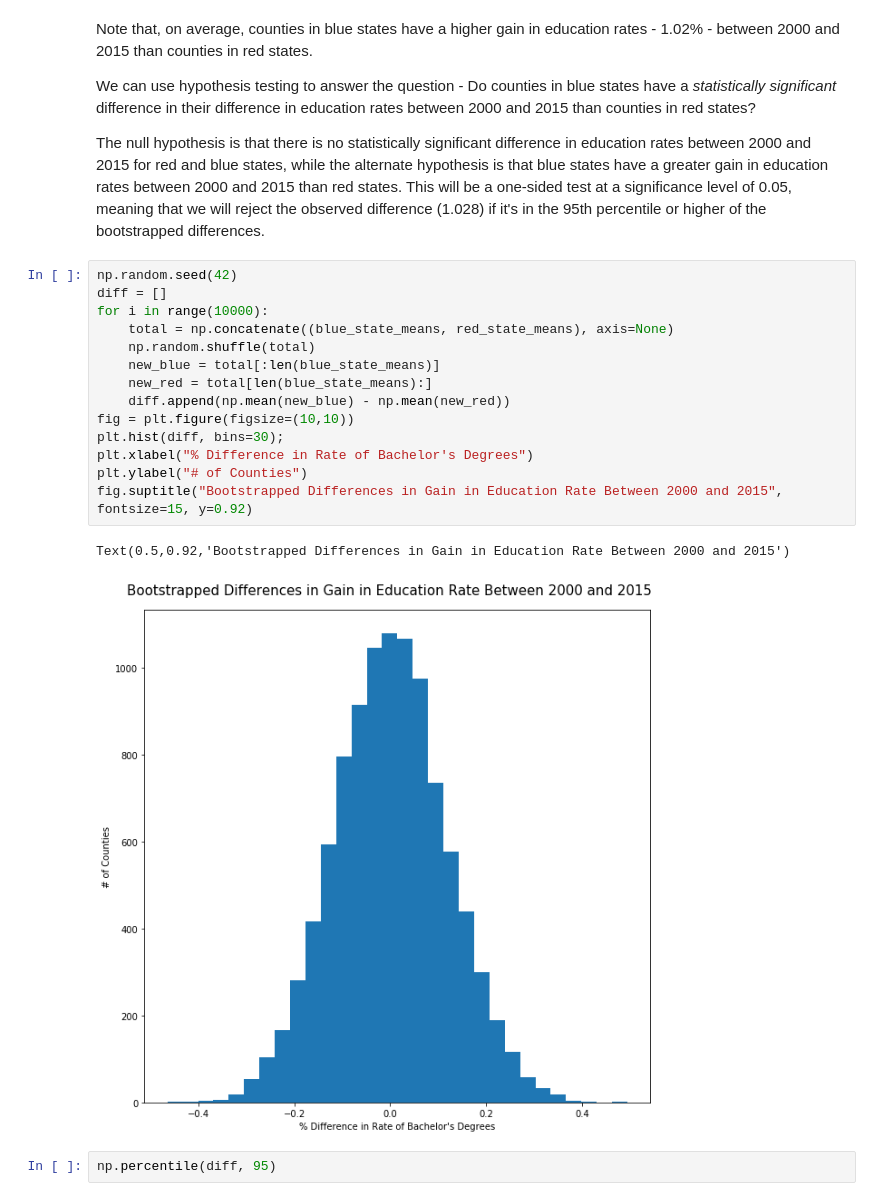
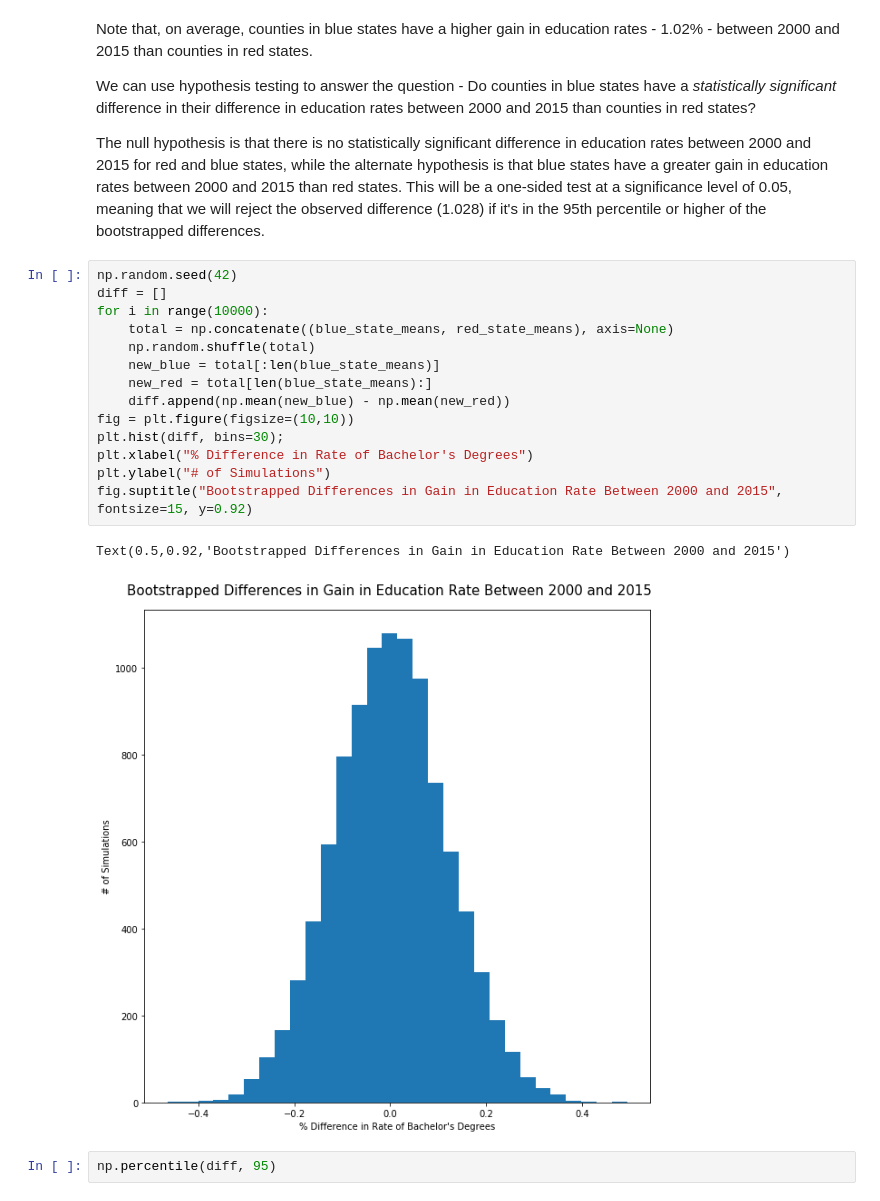
Before and after one commit to CSC217/spring_2019, a Jupyter notebook: week12-regression_ii/Final_Project_Example.ipynb, the cells around one changed output. Saved outputs shown, nothing was run; the diff lists cells and outputs as text.

```diff
--- a/week12-regression_ii/Final_Project_Example.ipynb
+++ b/week12-regression_ii/Final_Project_Example.ipynb
@@ -348,20 +348,20 @@ The null hypothesis is that there is no statistically significant difference in
 # %%
 np.random.seed(42)
 diff = []
 for i in range(10000):
     total = np.concatenate((blue_state_means, red_state_means), axis=None)
     np.random.shuffle(total)
     new_blue = total[:len(blue_state_means)]
     new_red = total[len(blue_state_means):]
     diff.append(np.mean(new_blue) - np.mean(new_red))
 fig = plt.figure(figsize=(10,10))
 plt.hist(diff, bins=30);
 plt.xlabel("% Difference in Rate of Bachelor's Degrees")
-plt.ylabel("# of Counties")
+plt.ylabel("# of Simulations")
 fig.suptitle("Bootstrapped Differences in Gain in Education Rate Between 2000 and 2015", fontsize=15, y=0.92)
 # %% [output]
 Text(0.5,0.92,'Bootstrapped Differences in Gain in Education Rate Between 2000 and 2015')
-[figure, old version]
+[figure, new version]
 # %%
 np.percentile(diff, 95)
 # %% [output]
```
Also changed, not shown: parts of 4 cells of this notebook.
